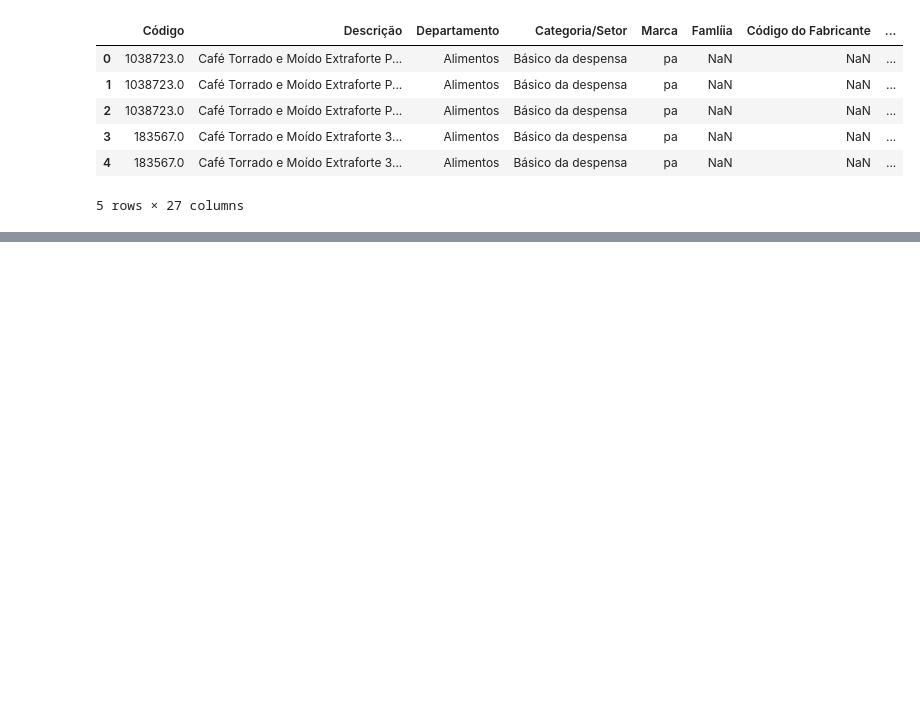
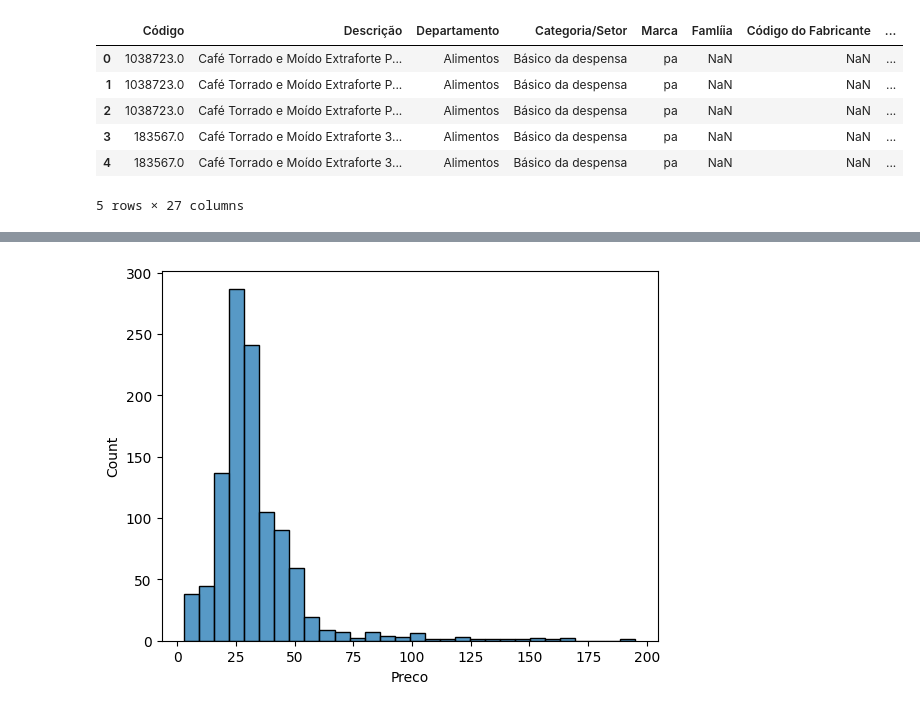
Before and after one commit to PauloViniciusR/Proj_, a Jupyter notebook: index.ipynb, the cells around one changed output, grey strips where cells are left out. Saved outputs shown, nothing was run; the diff lists cells and outputs as text; code cells hidden in the pictures; blank space fills up the shorter version.

```diff
--- a/index.ipynb
+++ b/index.ipynb
@@ -51,0 +404,10 @@ base_total.head()
+# %%
+top = base_total["Fabricante"].value_counts().head(5).index
+
+base_total["marca_grupo"] = base_total["Fabricante"].apply(
+    lambda x: x if x in top else "Outros"
+)
+
+sns.histplot(base_total["Preco"], bins=30);
+# %% [output]
+[figure, added]
```
Also changed, not shown: parts of 35 cells of this notebook, 5 other files.
